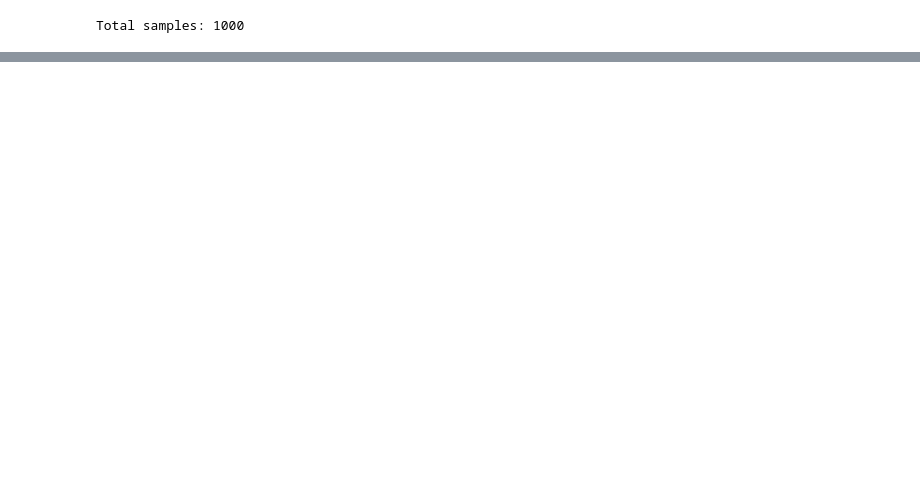
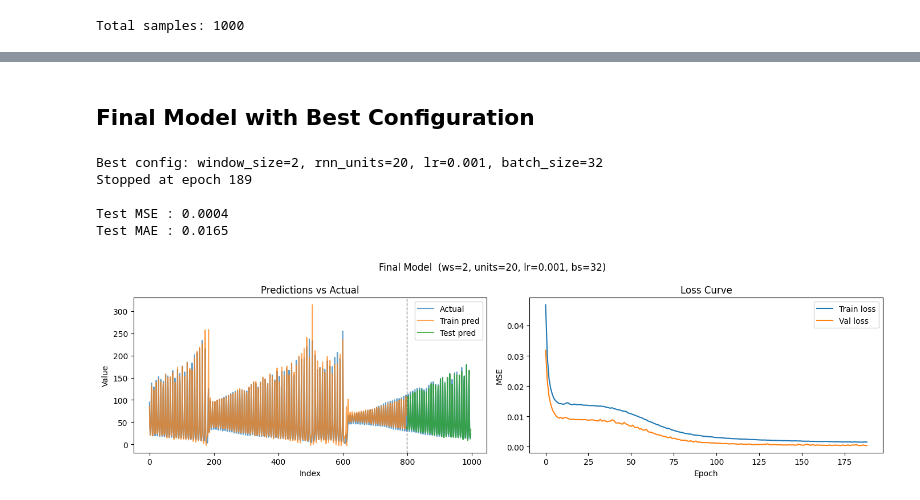
Before and after one commit to jolyeline/DL, a Jupyter notebook: model.ipynb, the cells around one changed output, grey strips where cells are left out. Cells and saved outputs as stored; diff of their text form; code cells hidden in the pictures; blank space fills up the shorter version.

```diff
--- a/model.ipynb
+++ b/model.ipynb
@@ -166,0 +247,76 @@ actual values:    [41 29 31]
+# %% [markdown]
+## Final Model with Best Configuration
+# %%
+# Train final model on best config (raw data)
+best = gs_df_raw.iloc[0]
+ws   = int(best.window_size)
+d    = datasets_raw[ws]
+
+final_model = Sequential([
+    tf.keras.Input(shape=(ws, 1)),
+    SimpleRNN(int(best.rnn_units), activation='tanh'),
+    Dense(1),
+])
+final_model.compile(
+    optimizer=tf.keras.optimizers.Adam(learning_rate=best.learning_rate),
+    loss='mse',
+    metrics=['mae'],
+)
+
+final_early_stop = tf.keras.callbacks.EarlyStopping(
+    monitor='val_loss', patience=10, restore_best_weights=True
+)
+final_hist = final_model.fit(
+    d['X_train'], d['Y_train'],
+    epochs=200, batch_size=int(best.batch_size), verbose=0,
+    validation_data=(d['X_test'], d['Y_test']),
+    callbacks=[final_early_stop],
+)
+print(f"Best config: window_size={ws}, rnn_units={int(best.rnn_units)}, "
+      f"lr={best.learning_rate}, batch_size={int(best.batch_size)}")
+print(f"Stopped at epoch {len(final_hist.history['val_loss'])}")
+
+# Evaluate on test set
+test_loss, test_mae = final_model.evaluate(d['X_test'], d['Y_test'], verbose=0)
+print(f"\nTest MSE : {test_loss:.4f}")
+print(f"Test MAE : {test_mae:.4f}")
+
+# Predictions (inverse-scaled)
+train_preds = scaler.inverse_transform(final_model.predict(d['X_train'], verbose=0))
+test_preds  = scaler.inverse_transform(final_model.predict(d['X_test'],  verbose=0))
+actual      = scaler.inverse_transform(
+    np.concatenate([d['Y_train'], d['Y_test']]).reshape(-1, 1)
+)
+split = len(d['Y_train'])
+
+fig, axes = plt.subplots(1, 2, figsize=(14, 4))
+fig.suptitle(f'Final Model  (ws={ws}, units={int(best.rnn_units)}, '
+             f'lr={best.learning_rate}, bs={int(best.batch_size)})', fontsize=12)
+
+# Left: predictions vs actual over full series
+axes[0].plot(actual, label='Actual', alpha=0.7)
+axes[0].plot(range(split), train_preds, label='Train pred', alpha=0.7)
+axes[0].plot(range(split, split + len(test_preds)), test_preds, label='Test pred', alpha=0.8)
+axes[0].axvline(split, color='grey', linestyle='--', linewidth=1)
+axes[0].set_title('Predictions vs Actual')
+axes[0].set_xlabel('Index')
+axes[0].set_ylabel('Value')
+axes[0].legend()
+
+# Right: training/validation loss curve
+axes[1].plot(final_hist.history['loss'],     label='Train loss')
+axes[1].plot(final_hist.history['val_loss'], label='Val loss')
+axes[1].set_title('Loss Curve')
+axes[1].set_xlabel('Epoch')
+axes[1].set_ylabel('MSE')
+axes[1].legend()
+
+plt.tight_layout()
+plt.show()
+# %% [output]
+Best config: window_size=2, rnn_units=20, lr=0.001, batch_size=32
+Stopped at epoch 189
+
+Test MSE : 0.0004
+Test MAE : 0.0165
+[figure, added]
```
Also changed, not shown: parts of 28 cells of this notebook.
